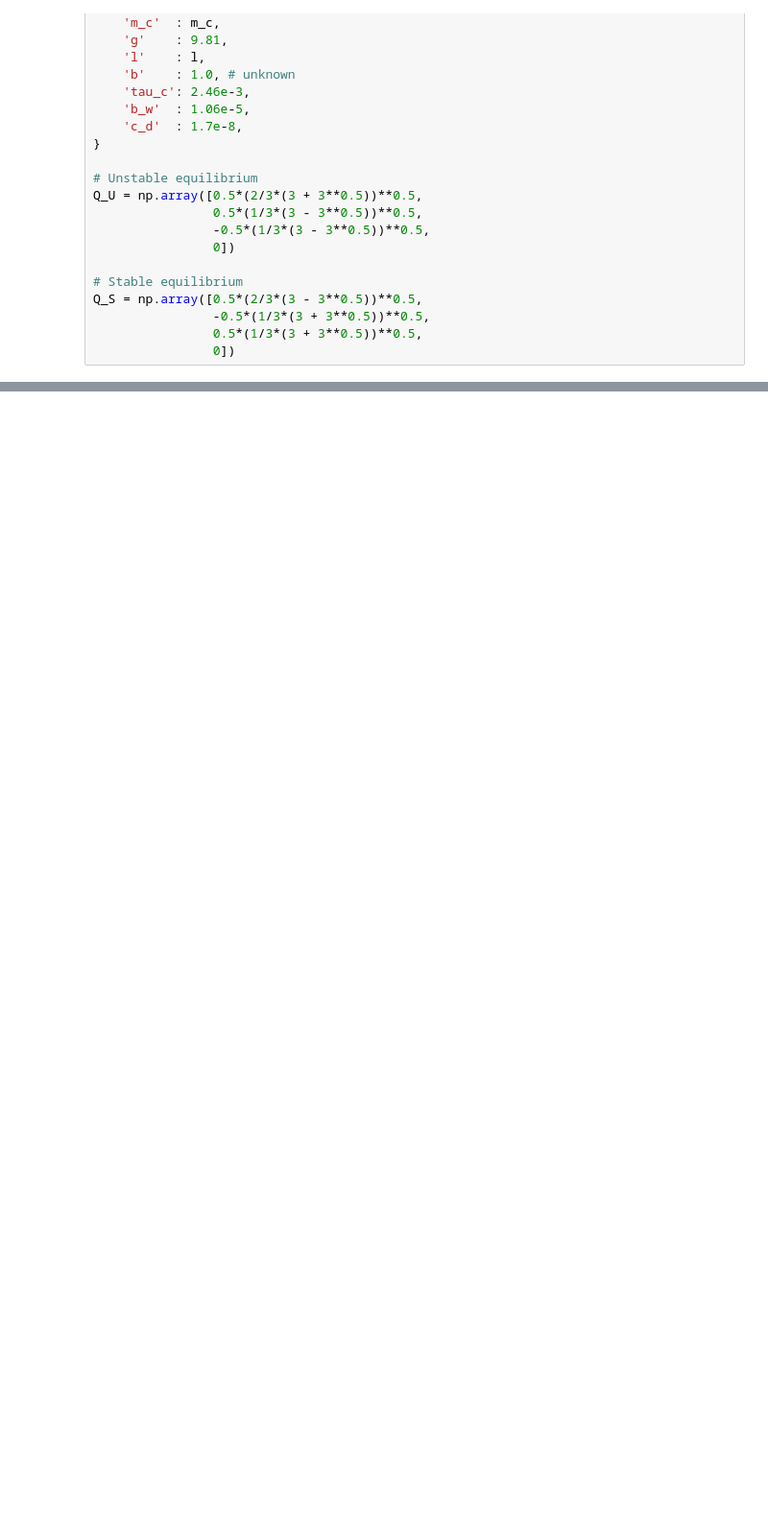
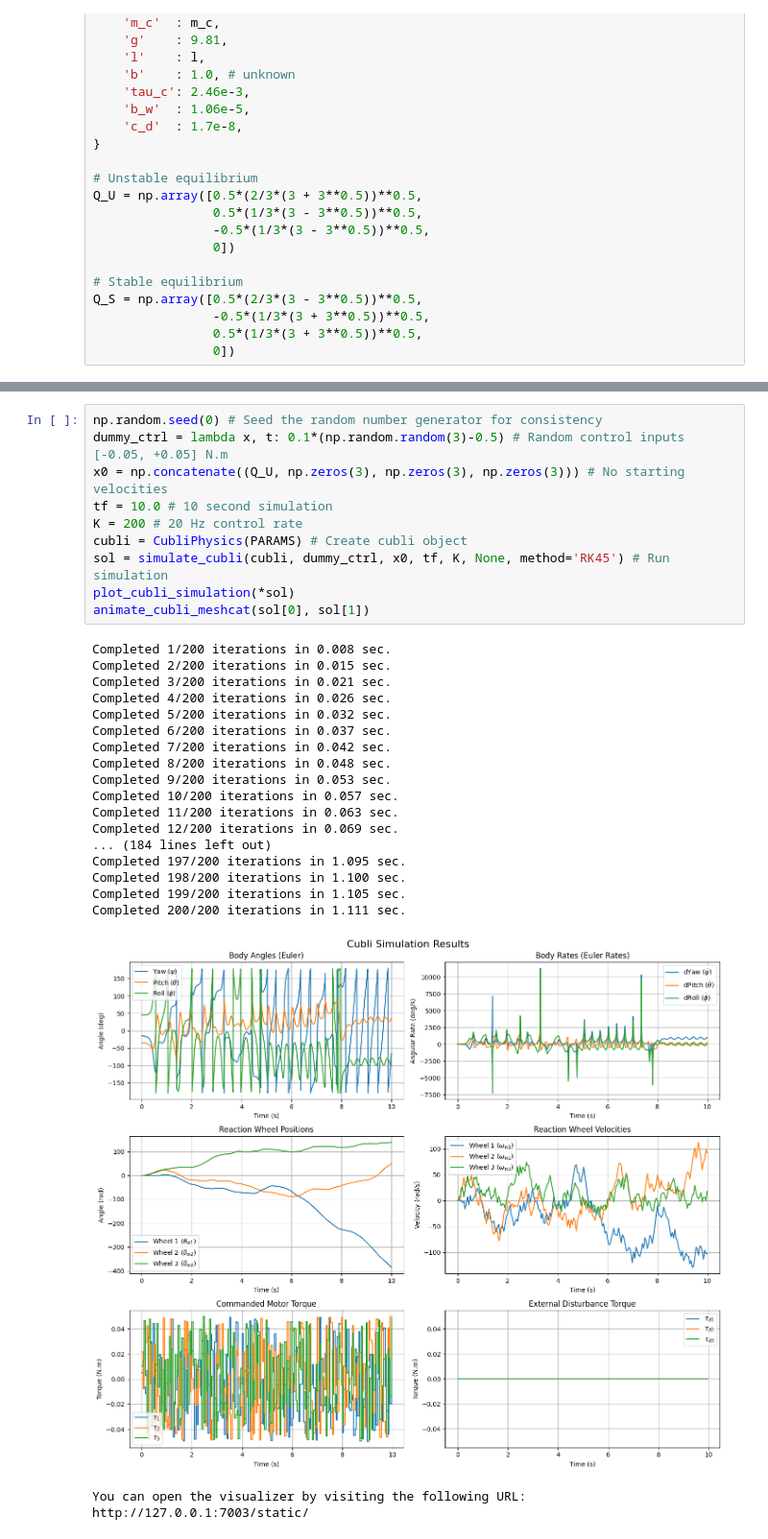
Before and after one commit to FlyingFaller/cubli, a Jupyter notebook: smoking_gun.ipynb, the cells around one changed output, grey strips where cells are left out. Shown at 96% size. Cells and saved outputs as stored; diff of their text form; blank space fills up the shorter version.

```diff
--- a/smoking_gun.ipynb
+++ b/smoking_gun.ipynb
@@ -854,0 +854,31 @@ Successfully created output_videos/test2.mp4 from 1336 frames at 30 FPS!
+# %%
+np.random.seed(0) # Seed the random number generator for consistency
+dummy_ctrl = lambda x, t: 0.1*(np.random.random(3)-0.5) # Random control inputs [-0.05, +0.05] N.m
+x0 = np.concatenate((Q_U, np.zeros(3), np.zeros(3), np.zeros(3))) # No starting velocities
+tf = 10.0 # 10 second simulation
+K = 200 # 20 Hz control rate
+cubli = CubliPhysics(PARAMS) # Create cubli object
+sol = simulate_cubli(cubli, dummy_ctrl, x0, tf, K, None, method='RK45') # Run simulation
+plot_cubli_simulation(*sol)
+animate_cubli_meshcat(sol[0], sol[1])
+# %% [output]
+Completed 1/200 iterations in 0.008 sec.
+Completed 2/200 iterations in 0.015 sec.
+Completed 3/200 iterations in 0.021 sec.
+Completed 4/200 iterations in 0.026 sec.
+Completed 5/200 iterations in 0.032 sec.
+Completed 6/200 iterations in 0.037 sec.
+Completed 7/200 iterations in 0.042 sec.
+Completed 8/200 iterations in 0.048 sec.
+Completed 9/200 iterations in 0.053 sec.
+Completed 10/200 iterations in 0.057 sec.
+Completed 11/200 iterations in 0.063 sec.
+Completed 12/200 iterations in 0.069 sec.
+... (184 lines left out)
+Completed 197/200 iterations in 1.095 sec.
+Completed 198/200 iterations in 1.100 sec.
+Completed 199/200 iterations in 1.105 sec.
+Completed 200/200 iterations in 1.111 sec.
+[figure, added]
+You can open the visualizer by visiting the following URL:
+http://127.0.0.1:7003/static/
```
Also changed, not shown: parts of 19 cells of this notebook.
